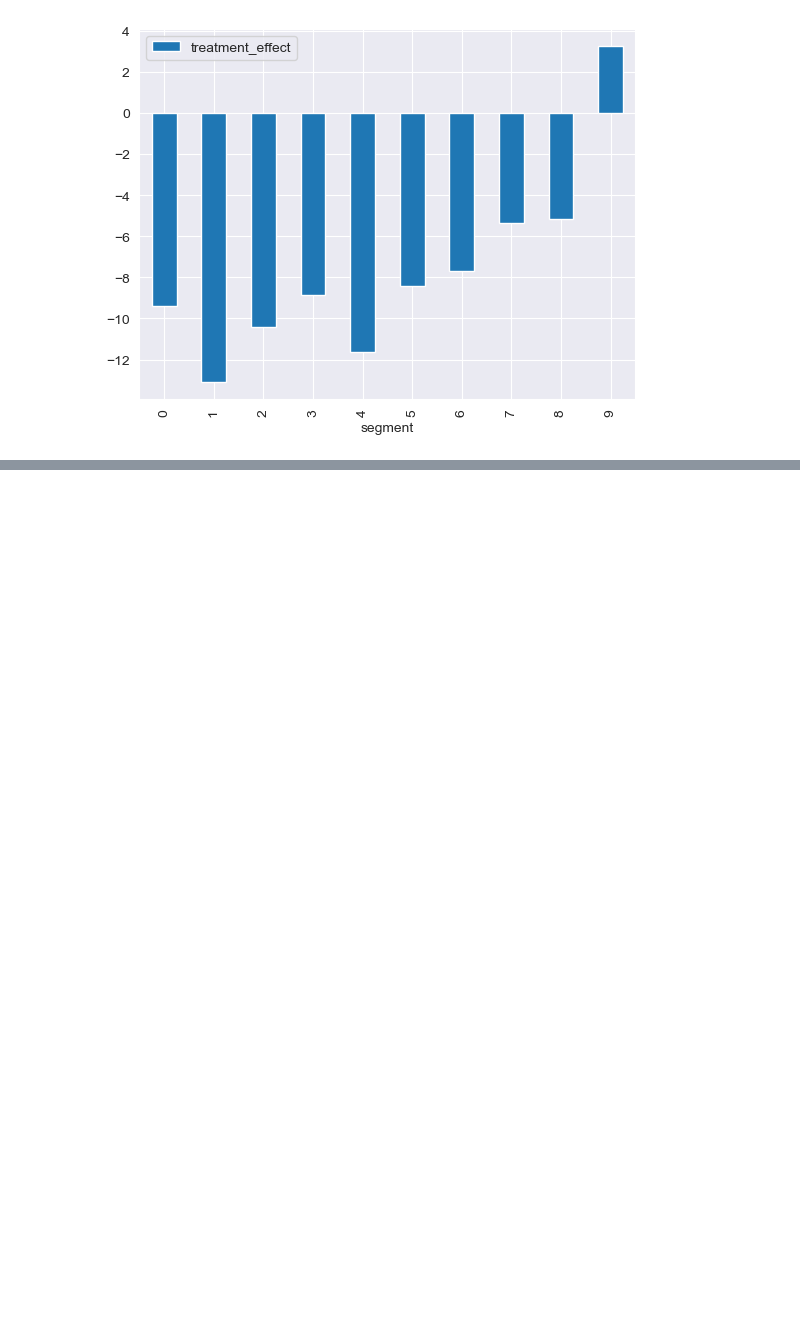
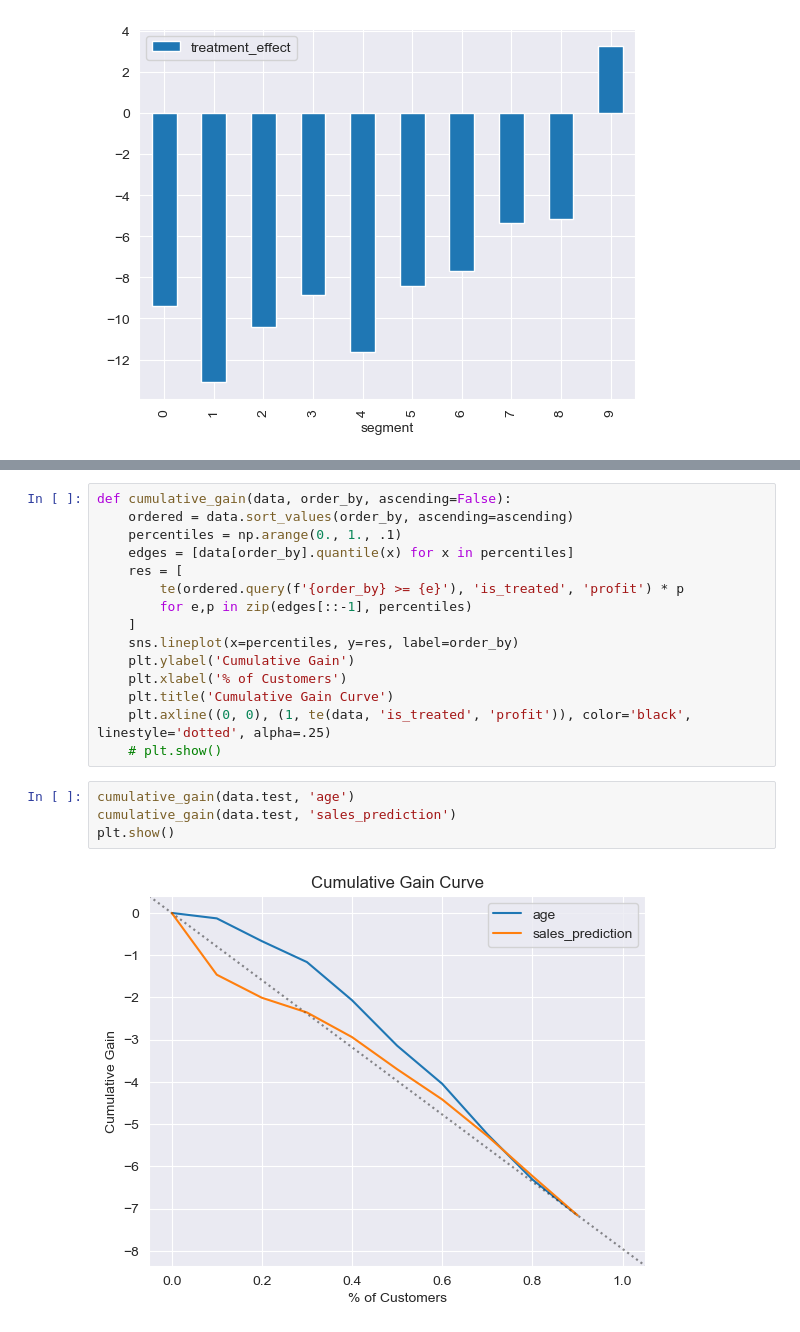
Before and after one commit to chris-santiago/manning-causal-inference, a Jupyter notebook: 4_3.ipynb, the cells around one changed output, grey strips where cells are left out. Saved outputs shown, nothing was run; the diff lists cells and outputs as text; blank space fills up the shorter version.

```diff
--- a/4_3.ipynb
+++ b/4_3.ipynb
@@ -55,0 +78,21 @@ plt.show()
+# %%
+def cumulative_gain(data, order_by, ascending=False):
+    ordered = data.sort_values(order_by, ascending=ascending)
+    percentiles = np.arange(0., 1., .1)
+    edges = [data[order_by].quantile(x) for x in percentiles]
+    res = [
+        te(ordered.query(f'{order_by} >= {e}'), 'is_treated', 'profit') * p
+        for e,p in zip(edges[::-1], percentiles)
+    ]
+    sns.lineplot(x=percentiles, y=res, label=order_by)
+    plt.ylabel('Cumulative Gain')
+    plt.xlabel('% of Customers')
+    plt.title('Cumulative Gain Curve')
+    plt.axline((0, 0), (1, te(data, 'is_treated', 'profit')), color='black', linestyle='dotted', alpha=.25)
+    # plt.show()
+# %%
+cumulative_gain(data.test, 'age')
+cumulative_gain(data.test, 'sales_prediction')
+plt.show()
+# %% [output]
+[figure, added]
```
Also changed, not shown: parts of 3 cells of this notebook, 3 other files.
